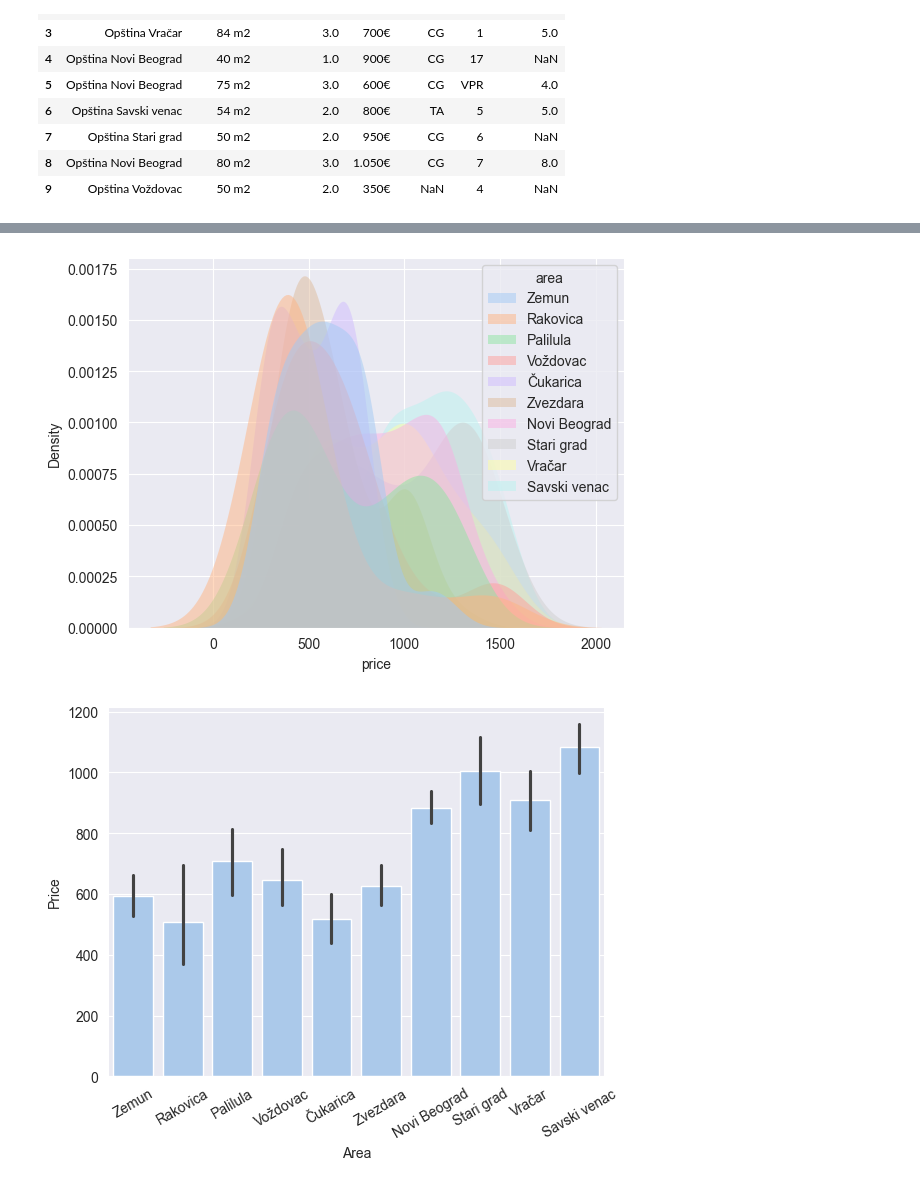
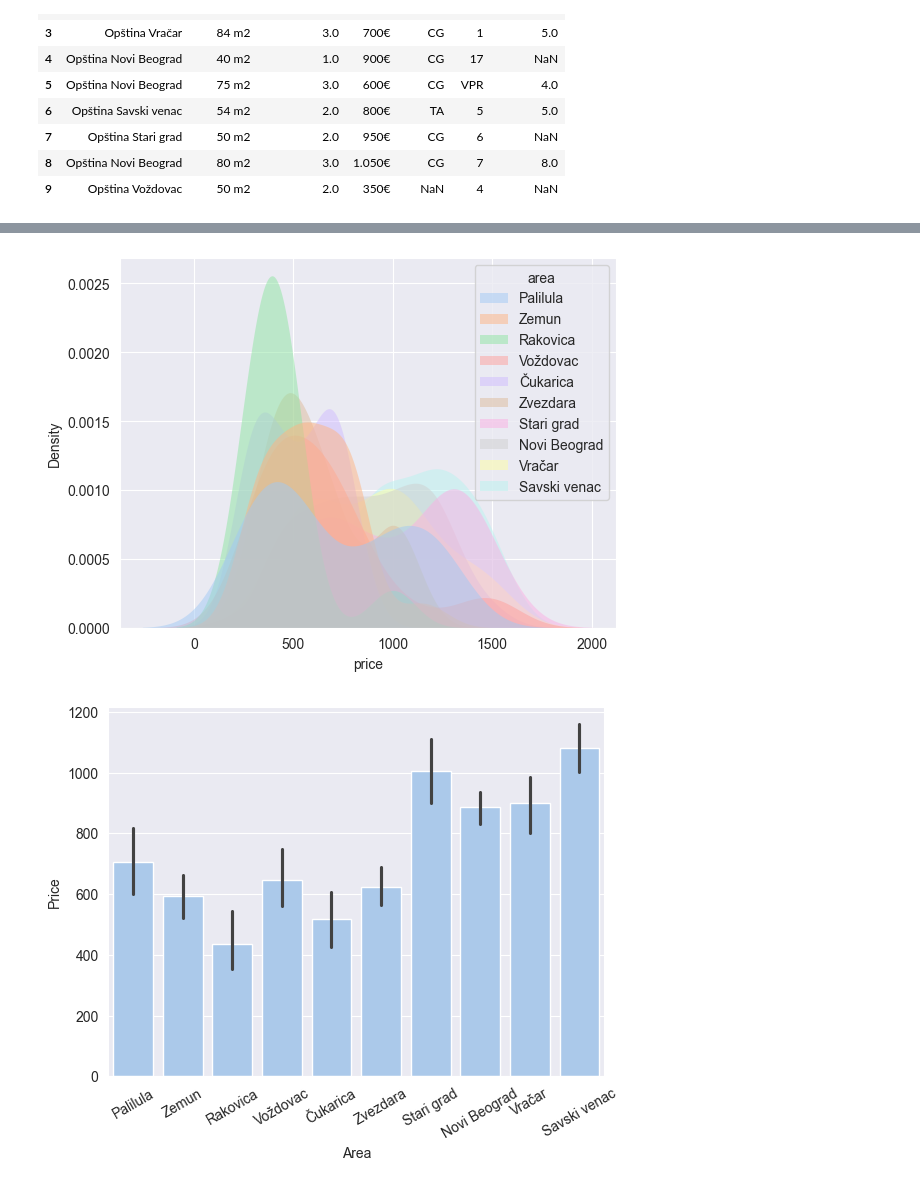
Before and after one commit to dvd998/apartment-data-analysis, a Jupyter notebook: visualization.ipynb, the cells around one changed output, grey strips where cells are left out. Cells and saved outputs as stored; diff of their text form; code cells hidden in the pictures.

```diff
--- a/visualization.ipynb
+++ b/visualization.ipynb
@@ -4,8 +4,8 @@ import numpy as np
 import matplotlib.pyplot as plt
 import seaborn as sns
 
-df = pd.read_excel('Excel_files\\Data 26.11.2023..xlsx')
-df.head(10)
+df_dec_halooglasi = pd.read_excel('Excel_files\\Data 26.11.2023..xlsx')
+df_dec_halooglasi.head(10)
 # %% [output]
 |  | area | sq_meters | room_number | price | heating | floor | total_floors |
 | 0 | Opština Čukarica | 95 m2 | 3.0 | 750€ | Gas | 2 | 2.0 |
@@ -54,0 +54,4 @@ df.describe()
+# %%
+# Data description
+df_dec_halooglasi_clean = clean_data(df_dec_halooglasi)
+df_dec_halooglasi_clean.describe()
@@ -55,32 +68,32 @@ df.describe()
 # %%
 # Distribution check per area
 sns.set_style("darkgrid")
 sns.set_palette("pastel")
 
 sns.kdeplot(
-    data = df,
-    x = df['price'],
-    hue=df['area'],
+    data = df_dec_halooglasi_clean,
+    x = df_dec_halooglasi_clean['price'],
+    hue=df_dec_halooglasi_clean['area'],
     fill=True,
     common_norm=False,
     palette="pastel",
     alpha=.5,
     linewidth=0,
 )
 plt.show()
 # %% [output]
-[figure, old version]
+[figure, new version]
 # %%
 # Mean price per area
 sns.barplot(
-    data= df,
-    x = df['area'],
-    y = df['price'],
+    data= df_dec_halooglasi_clean,
+    x = df_dec_halooglasi_clean['area'],
+    y = df_dec_halooglasi_clean['price'],
 )
 plt.xlabel('Area')
 plt.ylabel('Price')
 plt.xticks(rotation = 30)
 plt.show()
 # %% [output]
-[figure, old version]
+[figure, new version]
 # %%
```
Also changed, not shown: parts of 14 cells of this notebook, 5 other files.
